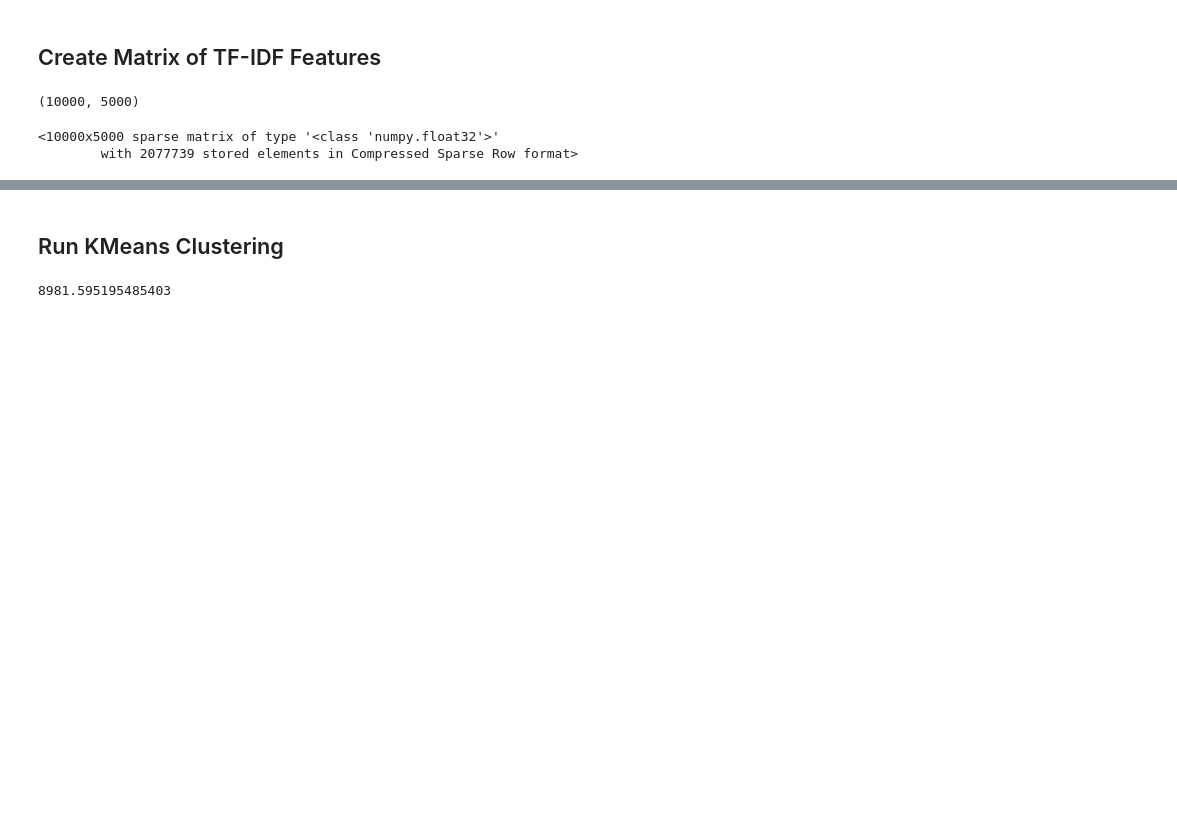
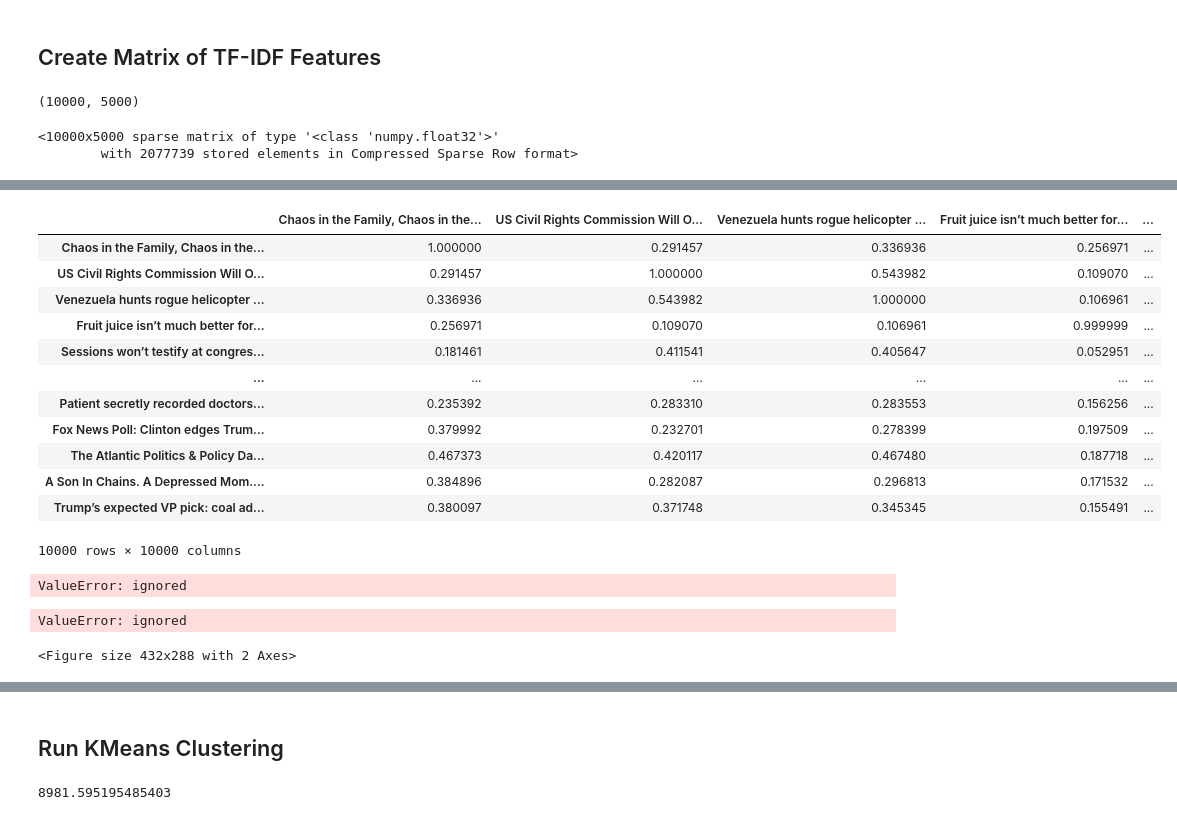
Before and after one commit to s-miramontes/News_Filter, a Jupyter notebook: Pilot/Data Cleanse and Clustering Models.ipynb, the cells around one changed output, grey strips where cells are left out. Drawn from its saved outputs; the diff is of its cells as text; code cells hidden in the pictures; blank space fills up the shorter version.

Commit message:
universal encoder

```diff
--- a/Pilot/Data Cleanse and Clustering Models.ipynb
+++ b/Pilot/Data Cleanse and Clustering Models.ipynb
@@ -255,0 +287,21 @@ tfidf_matrix
+# %%
+#@title Compute a representation for each message, showing various lengths supported.
+word = "Elephant"
+sentence = "I am a sentence for which I would like to get its embedding."
+paragraph = (
+    "Universal Sentence Encoder embeddings also support short paragraphs. "
+    "There is no hard limit on how long the paragraph is. Roughly, the longer "
+    "the more 'diluted' the embedding will be.")
+messages = small_text
+
+# Reduce logging output.
+logging.set_verbosity(logging.ERROR)
+
+message_embeddings = embed(messages)
+
+for i, message_embedding in enumerate(np.array(message_embeddings).tolist()):
+  print("Message: {}".format(messages[i]))
+  print("Embedding size: {}".format(len(message_embedding)))
+  message_embedding_snippet = ", ".join(
+      (str(x) for x in message_embedding[:3]))
+  print("Embedding: [{}, ...]\n".format(message_embedding_snippet))
@@ -255,0 +335,23 @@ tfidf_matrix
+# %%
+corr = np.inner(message_embeddings, message_embeddings)
+# %%
+corr_df = pd.DataFrame(corr)
+
+corr_df.columns = just_titles
+corr_df.index = just_titles
+# %%
+corr_df
+# %% [output]
+|  | Chaos in the Family, Chaos in the... | US Civil Rights Commission Will O... | Venezuela hunts rogue helicopter ... | Fruit juice isn’t much better for... | ... |
+| Chaos in the Family, Chaos in the... | 1.000000 | 0.291457 | 0.336936 | 0.256971 | ... |
+| US Civil Rights Commission Will O... | 0.291457 | 1.000000 | 0.543982 | 0.109070 | ... |
+| Venezuela hunts rogue helicopter ... | 0.336936 | 0.543982 | 1.000000 | 0.106961 | ... |
+| Fruit juice isn’t much better for... | 0.256971 | 0.109070 | 0.106961 | 0.999999 | ... |
+| Sessions won’t testify at congres... | 0.181461 | 0.411541 | 0.405647 | 0.052951 | ... |
+| ... | ... | ... | ... | ... | ... |
+| Patient secretly recorded doctors... | 0.235392 | 0.283310 | 0.283553 | 0.156256 | ... |
+| Fox News Poll: Clinton edges Trum... | 0.379992 | 0.232701 | 0.278399 | 0.197509 | ... |
+| The Atlantic Politics & Policy Da... | 0.467373 | 0.420117 | 0.467480 | 0.187718 | ... |
+| A Son In Chains. A Depressed Mom.... | 0.384896 | 0.282087 | 0.296813 | 0.171532 | ... |
+| Trump’s expected VP pick: coal ad... | 0.380097 | 0.371748 | 0.345345 | 0.155491 | ... |
+10000 rows × 10000 columns
@@ -255,0 +375,27 @@ tfidf_matrix
+# %%
+# messages = [
+#     # Smartphones
+#     "I like my phone",
+#     "My phone is not good.",
+#     "Your cellphone looks great.",
+
+#     # Weather
+#     "Will it snow tomorrow?",
+#     "Recently a lot of hurricanes have hit the US",
+#     "Global warming is real",
+
+#     # Food and health
+#     "An apple a day, keeps the doctors away",
+#     "Eating strawberries is healthy",
+#     "Is paleo better than keto?",
+
+#     # Asking about age
+#     "How old are you?",
+#     "what is your age?",
+# ]
+
+run_and_plot(messages)
+# %% [output]
+ValueError: ignored
+ValueError: ignored
+<Figure size 432x288 with 2 Axes>
```
Also changed, not shown: parts of 8 cells of this notebook.
